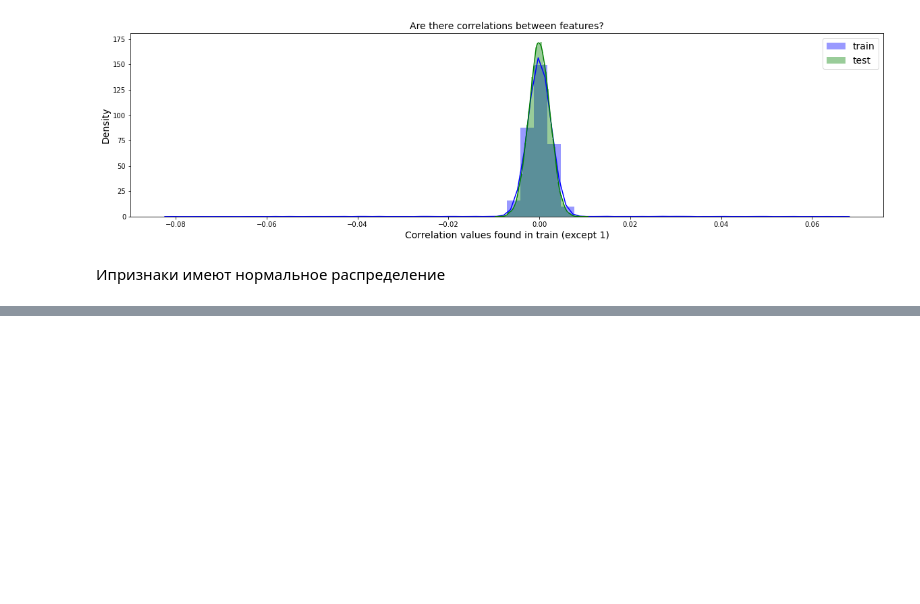
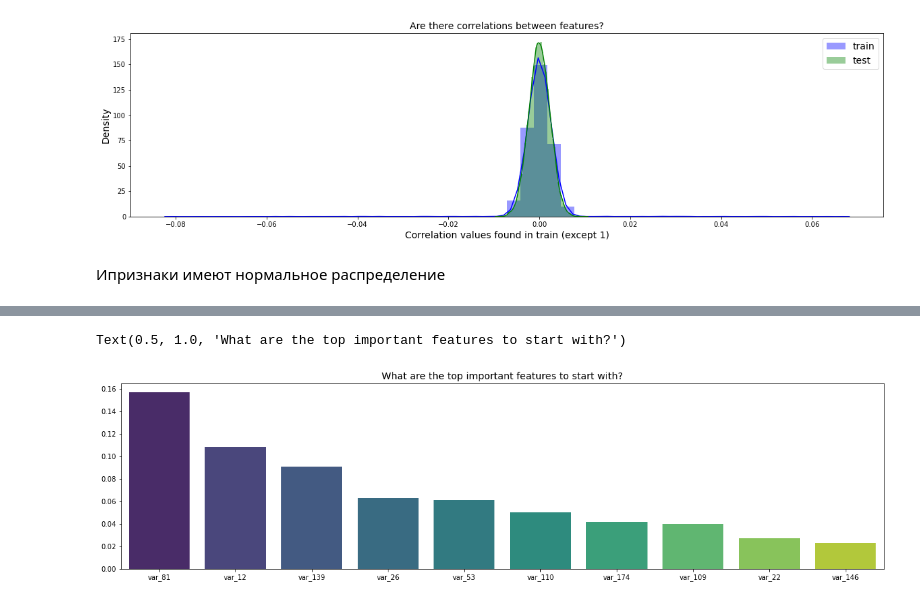
Before and after one commit to Valdert-13/Sports-data-analysis., a Jupyter notebook: lesson-1/lesson-1.ipynb, the cells around one changed output, grey strips where cells are left out. Saved outputs shown, nothing was run; the diff lists cells and outputs as text; code cells hidden in the pictures; blank space fills up the shorter version.

```diff
--- a/lesson-1/lesson-1.ipynb
+++ b/lesson-1/lesson-1.ipynb
@@ -98,0 +138,9 @@ sns.heatmap(train[FEATS].corr().round(2), square=True, vmax=0.1, cmap="viridis",
+# %%
+%%time
+parameters = {"max_depth": 6, "n_estimators": 25, "random_state": 27, "n_jobs": 2}
+
+df = train.drop('ID_code', axis=1)
+
+
+forest = RandomForestRegressor(**parameters)
+forest.fit(df.drop(columns= ['target']), df['target'])
@@ -98,0 +150,12 @@ sns.heatmap(train[FEATS].corr().round(2), square=True, vmax=0.1, cmap="viridis",
+# %%
+n_top = 10
+importances = forest.feature_importances_
+idx = np.argsort(importances)[::-1][0:n_top]
+feature_names = numerical_features.drop("target", axis=1).columns
+
+plt.figure(figsize=(20, 5))
+sns.barplot(x=feature_names[idx], y=importances[idx], palette="viridis")
+plt.title("What are the top important features to start with?", size=14)
+# %% [output]
+Text(0.5, 1.0, 'What are the top important features to start with?')
+[figure, added]
```
Also changed, not shown: parts of 10 cells of this notebook.
